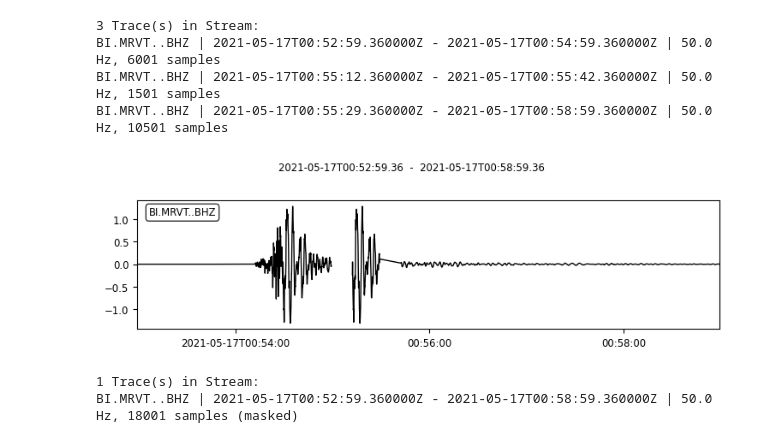
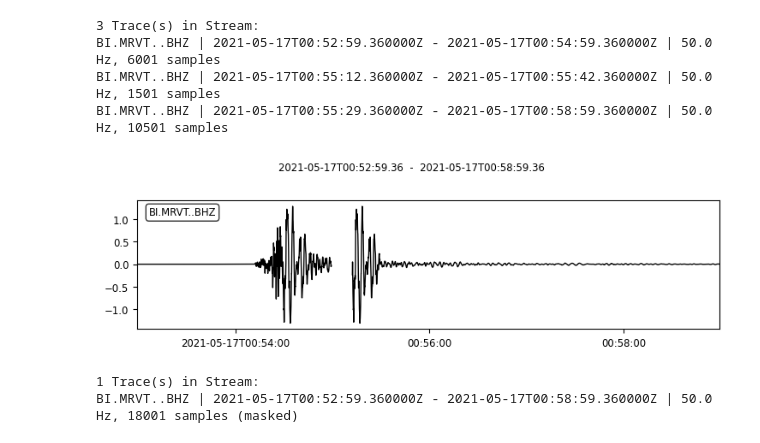
Before and after one commit to ikahbasi/ObsPy_NIGS, a Jupyter notebook: 8-MergingSeismograms.ipynb, the cells around one changed output. Drawn from its saved outputs; the diff is of its cells as text; code cells hidden in the pictures.

```diff
--- a/8-MergingSeismograms.ipynb
+++ b/8-MergingSeismograms.ipynb
@@ -101,10 +101,10 @@ BI.MRVT..BHZ | 2021-05-17T00:55:12.360000Z - 2021-05-17T00:55:42.360000Z | 50.0
 BI.MRVT..BHZ | 2021-05-17T00:55:29.360000Z - 2021-05-17T00:58:59.360000Z | 50.0 Hz, 10501 samples
 # %%
 st1 = st.copy()
-st1.merge(method=1, interpolation_samples=-1)
+st1.merge(method=1, interpolation_samples=2)
 st1.plot()
 print(st1)
 # %% [output]
-[figure, old version]
+[figure, new version]
 1 Trace(s) in Stream:
 BI.MRVT..BHZ | 2021-05-17T00:52:59.360000Z - 2021-05-17T00:58:59.360000Z | 50.0 Hz, 18001 samples (masked)
```
Also changed, not shown: 2 other files.
